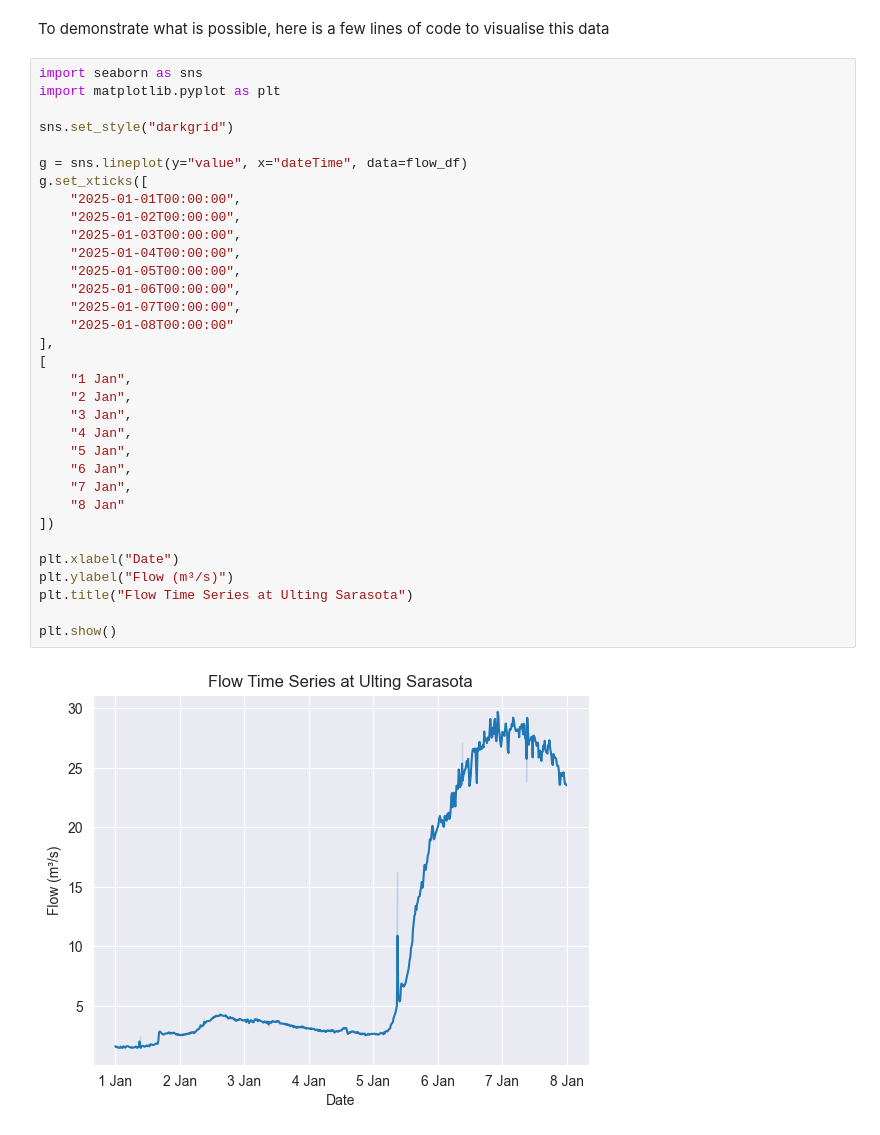
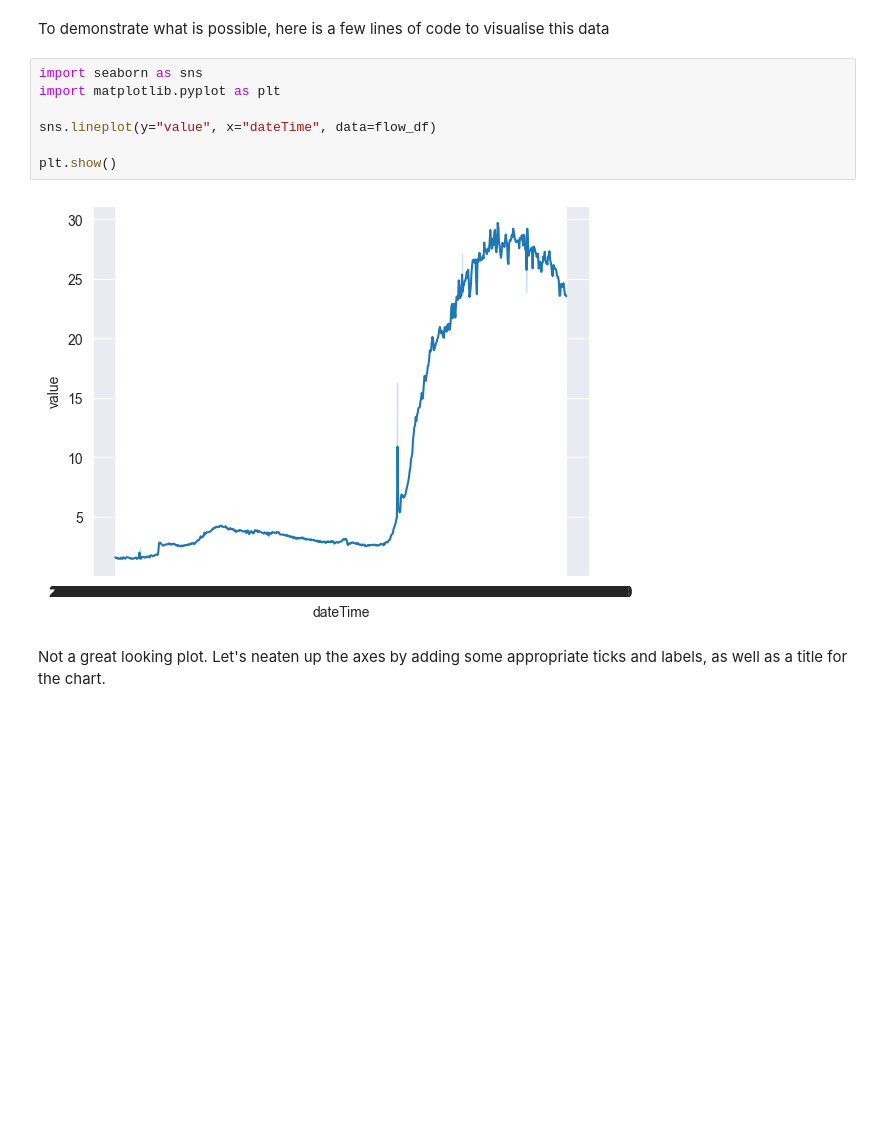
Before and after one commit to The-Rivers-Trust/CoP, a Jupyter notebook: CoP_notebook.ipynb, the cells around one changed output. Cells and saved outputs as stored; diff of their text form; blank space fills up the shorter version.

```diff
--- a/CoP_notebook.ipynb
+++ b/CoP_notebook.ipynb
@@ -145,35 +145,11 @@ To demonstrate what is possible, here is a few lines of code to visualise this d
 # %%
 import seaborn as sns
 import matplotlib.pyplot as plt
 
-sns.set_style("darkgrid")
-
-g = sns.lineplot(y="value", x="dateTime", data=flow_df)
-g.set_xticks([
-    "2025-01-01T00:00:00",
-    "2025-01-02T00:00:00",
-    "2025-01-03T00:00:00",
-    "2025-01-04T00:00:00",
-    "2025-01-05T00:00:00",
-    "2025-01-06T00:00:00",
-    "2025-01-07T00:00:00",
-    "2025-01-08T00:00:00"
-],
-[
-    "1 Jan",
-    "2 Jan",
-    "3 Jan",
-    "4 Jan",
-    "5 Jan",
-    "6 Jan",
-    "7 Jan",
-    "8 Jan"
-])
-
-plt.xlabel("Date")
-plt.ylabel("Flow (m³/s)")
-plt.title("Flow Time Series at Ulting Sarasota")
+sns.lineplot(y="value", x="dateTime", data=flow_df)
 
 plt.show()
 # %% [output]
-[figure, old version]
+[figure, new version]
+# %% [markdown]
+Not a great looking plot. Let's neaten up the axes by adding some appropriate ticks and labels, as well as a title for the chart.
```
Also changed, not shown: parts of 4 cells of this notebook.
